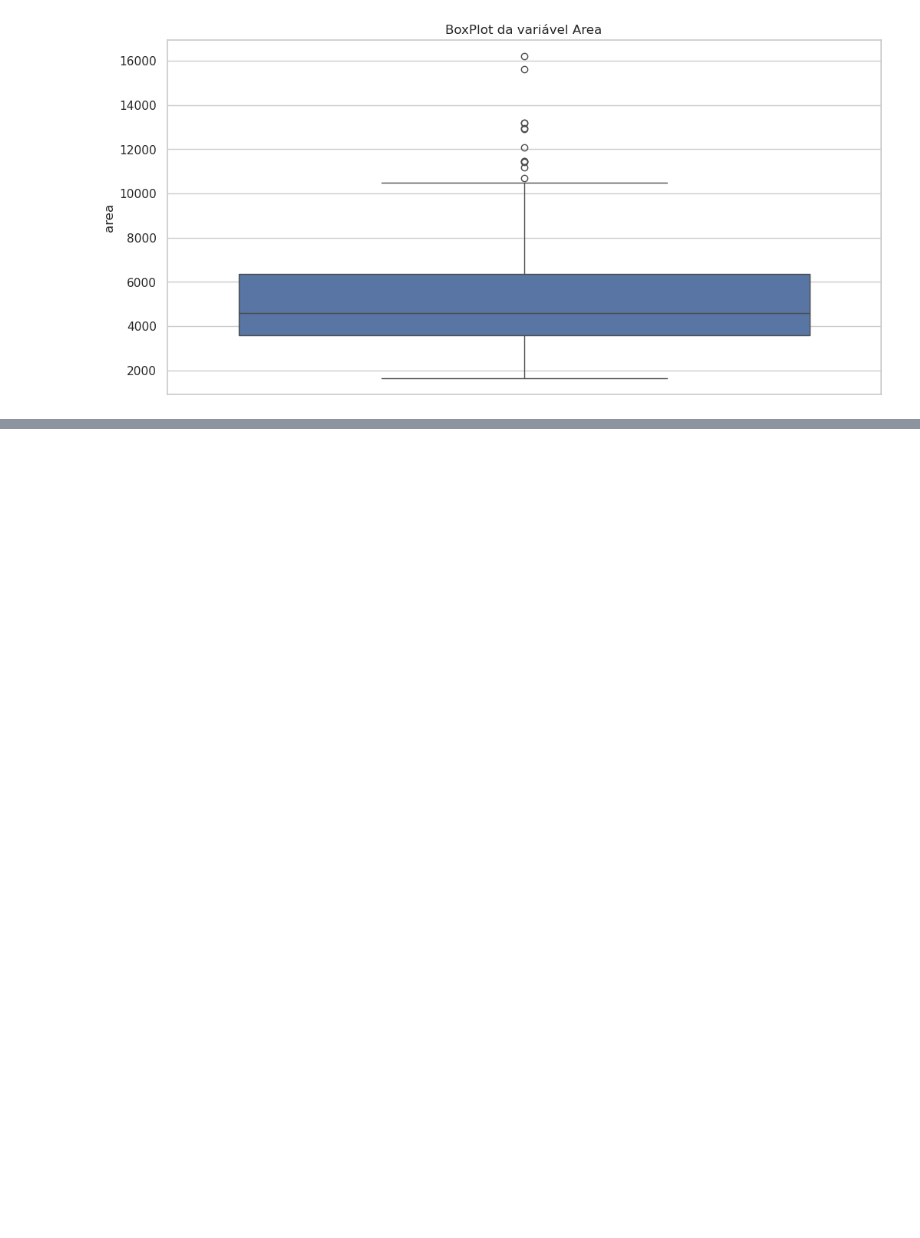
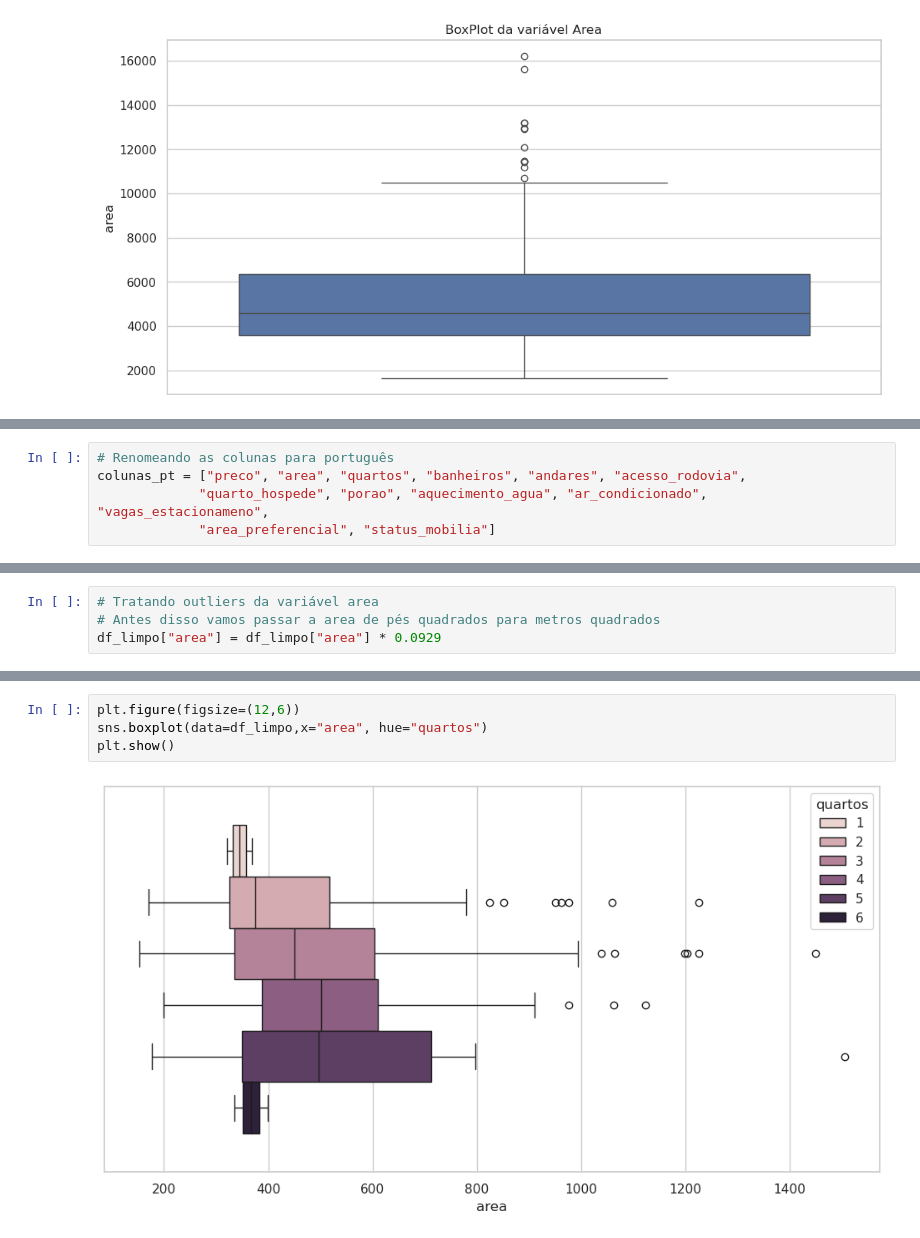
Before and after one commit to hugogsmendes/Houses-prediction, a Jupyter notebook: models_ml/model.ipynb, the cells around one changed output, grey strips where cells are left out. Drawn from its saved outputs; the diff is of its cells as text; blank space fills up the shorter version.

```diff
--- a/models_ml/model.ipynb
+++ b/models_ml/model.ipynb
@@ -295,0 +307,5 @@ plt.show()
+# %%
+# Renomeando as colunas para português
+colunas_pt = ["preco", "area", "quartos", "banheiros", "andares", "acesso_rodovia",
+             "quarto_hospede", "porao", "aquecimento_agua", "ar_condicionado", "vagas_estacionameno",
+             "area_preferencial", "status_mobilia"]
@@ -295,0 +352,4 @@ plt.show()
+# %%
+# Tratando outliers da variável area
+# Antes disso vamos passar a area de pés quadrados para metros quadrados
+df_limpo["area"] = df_limpo["area"] * 0.0929
@@ -295,0 +377,6 @@ plt.show()
+# %%
+plt.figure(figsize=(12,6))
+sns.boxplot(data=df_limpo,x="area", hue="quartos")
+plt.show()
+# %% [output]
+[figure, added]
```
Also changed, not shown: parts of 16 cells of this notebook.
